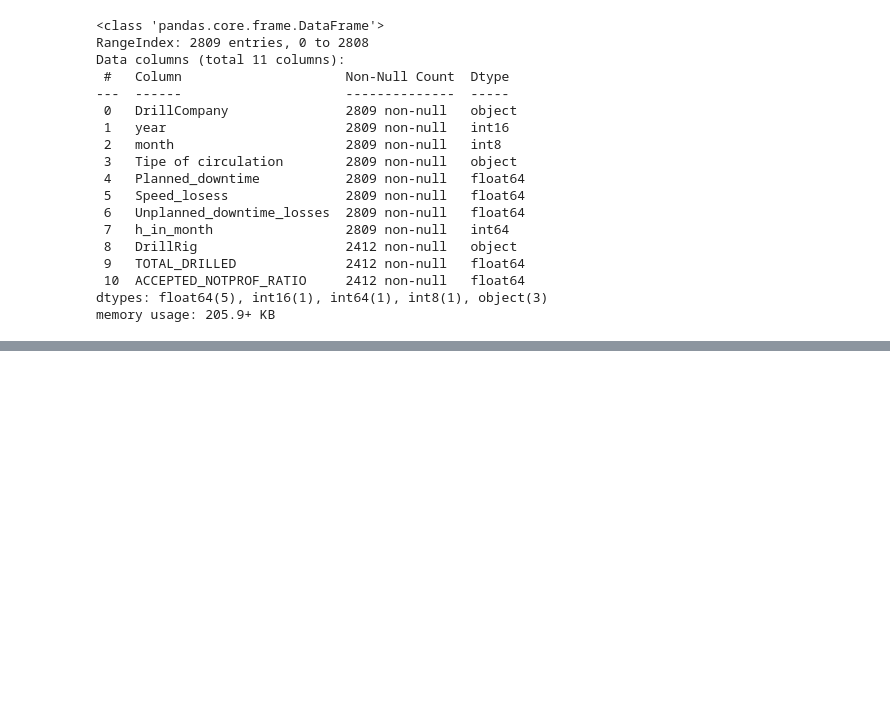
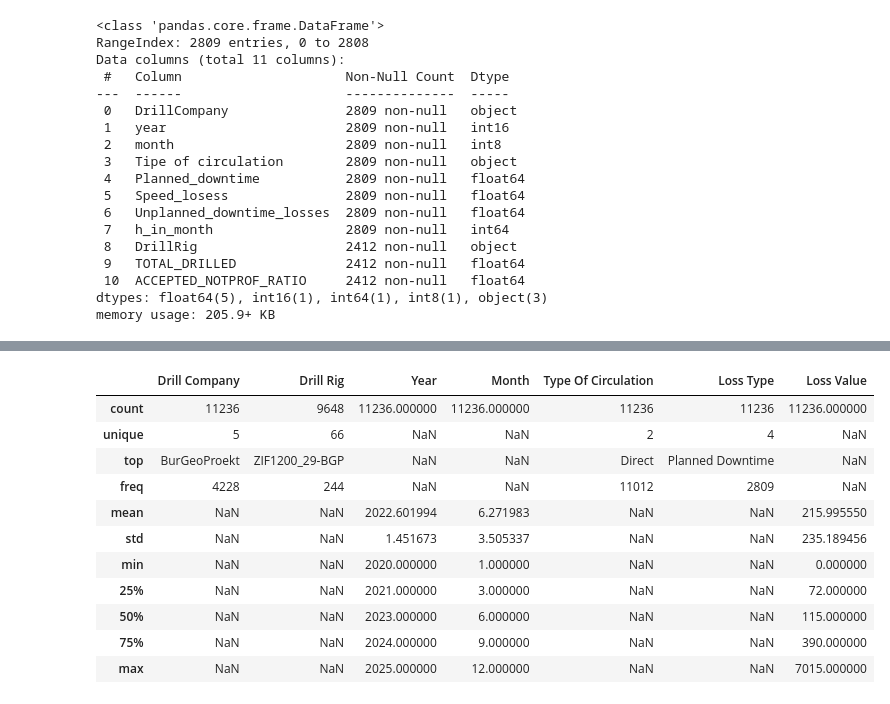
Before and after one commit to yevgeniy2504/Company, a Jupyter notebook: Scripts/OEE rigs.ipynb, the cells around one changed output, grey strips where cells are left out. Drawn from its saved outputs; the diff is of its cells as text; code cells hidden in the pictures; blank space fills up the shorter version.

```diff
--- a/Scripts/OEE rigs.ipynb
+++ b/Scripts/OEE rigs.ipynb
@@ -548,0 +702,38 @@ total_merged_df
+# %%
+total_merged_df['Speed Losses Calculated'] = (
+    total_merged_df['Gross Operating Time'] - total_merged_df['Net Operating Time']
+).clip(lower=0)  # Чтобы отрицательных не было
+# %%
+df_losses = pd.melt(
+    total_merged_df,
+    id_vars=[
+        'Drill Company',
+        'Drill Rig',
+        'Year',
+        'Month',
+        'Type Of Circulation'
+    ],
+    value_vars=[
+        'Planned Downtime',
+        'Unplanned Downtime Losses',
+        'Speed Losses Calculated',
+        'Speed Losses'
+    ],
+    var_name='Loss Type',
+    value_name='Loss Value'
+)
+
+df_losses.describe(include='all')
+# %% [output]
+|  | Drill Company | Drill Rig | Year | Month | Type Of Circulation | Loss Type | Loss Value |
+| count | 11236 | 9648 | 11236.000000 | 11236.000000 | 11236 | 11236 | 11236.000000 |
+| unique | 5 | 66 | NaN | NaN | 2 | 4 | NaN |
+| top | BurGeoProekt | ZIF1200_29-BGP | NaN | NaN | Direct | Planned Downtime | NaN |
+| freq | 4228 | 244 | NaN | NaN | 11012 | 2809 | NaN |
+| mean | NaN | NaN | 2022.601994 | 6.271983 | NaN | NaN | 215.995550 |
+| std | NaN | NaN | 1.451673 | 3.505337 | NaN | NaN | 235.189456 |
+| min | NaN | NaN | 2020.000000 | 1.000000 | NaN | NaN | 0.000000 |
+| 25% | NaN | NaN | 2021.000000 | 3.000000 | NaN | NaN | 72.000000 |
+| 50% | NaN | NaN | 2023.000000 | 6.000000 | NaN | NaN | 115.000000 |
+| 75% | NaN | NaN | 2024.000000 | 9.000000 | NaN | NaN | 390.000000 |
+| max | NaN | NaN | 2025.000000 | 12.000000 | NaN | NaN | 7015.000000 |
```
Also changed, not shown: parts of 19 cells of this notebook.
